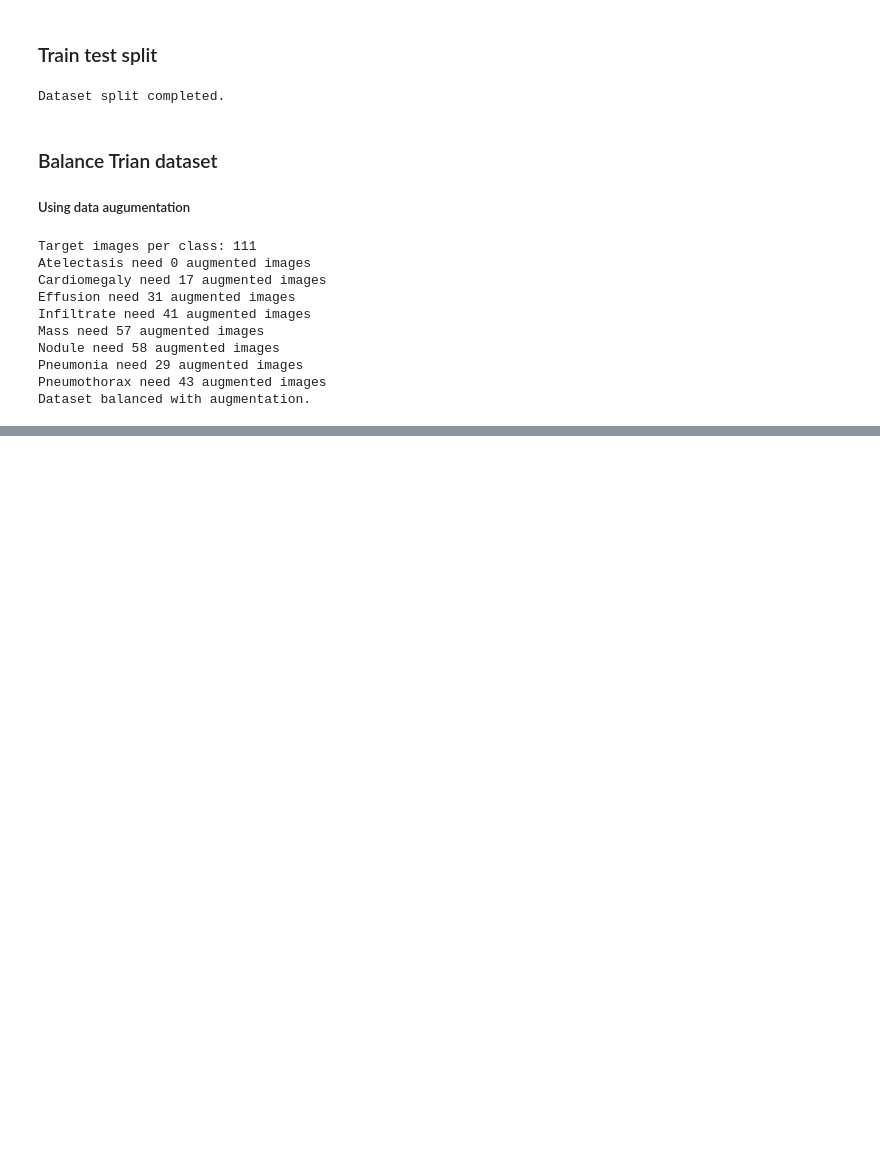
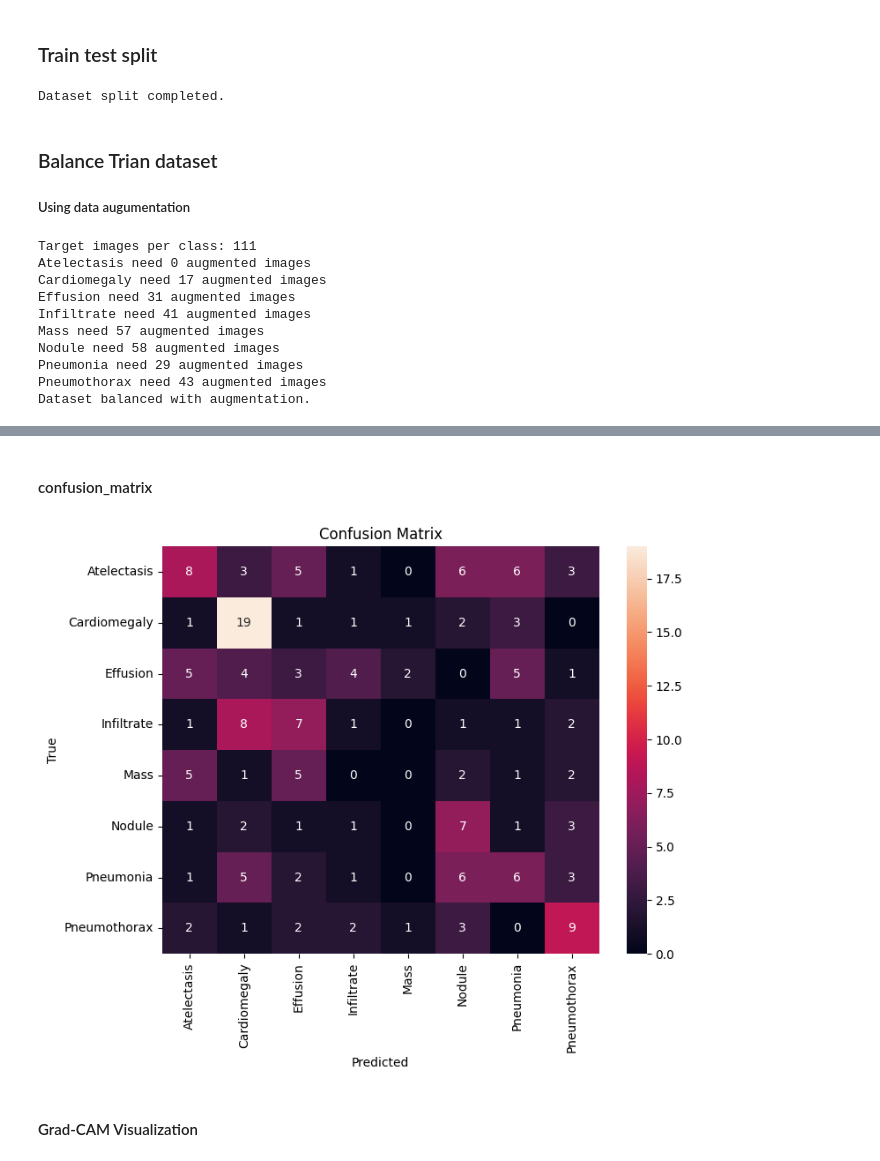
Before and after one commit to ussamasaeed/Chest_X_Ray_Disease_Classification, a Jupyter notebook: Preprocess_&_Training.ipynb, the cells around one changed output, grey strips where cells are left out. Drawn from its saved outputs; the diff is of its cells as text; code cells hidden in the pictures; blank space fills up the shorter version.

```diff
--- a/Preprocess_&_Training.ipynb
+++ b/Preprocess_&_Training.ipynb
@@ -116,0 +194,7 @@ Dataset balanced with augmentation.
+# %%
+scheduler = torch.optim.lr_scheduler.ReduceLROnPlateau(
+                optimizer,
+                mode='min',
+                factor=0.3,
+                patience=3
+            )
@@ -116,0 +203,2 @@ Dataset balanced with augmentation.
+# %%
+writer = SummaryWriter("runs/xray_resnet")
@@ -116,0 +232,2 @@ Dataset balanced with augmentation.
+# %%
+early_stop = EarlyStopping(patience=7)
@@ -116,0 +296,18 @@ Dataset balanced with augmentation.
+# %%
+model.eval()
+
+y_true = []
+y_pred = []
+
+with torch.no_grad():
+
+    for images, labels in test_loader:
+
+        images = images.to(device)
+
+        outputs = model(images)
+
+        _, preds = torch.max(outputs,1)
+
+        y_true.extend(labels.numpy())
+        y_pred.extend(preds.cpu().numpy())
@@ -116,0 +335,22 @@ Dataset balanced with augmentation.
+# %% [markdown]
+#### confusion_matrix
+# %%
+cm = confusion_matrix(y_true, y_pred)
+
+plt.figure(figsize=(8,6))
+
+sns.heatmap(cm,
+            annot=True,
+            fmt='d',
+            xticklabels=class_names,
+            yticklabels=class_names)
+
+plt.xlabel("Predicted")
+plt.ylabel("True")
+plt.title("Confusion Matrix")
+
+plt.show()
+# %% [output]
+[figure, added]
+# %% [markdown]
+#### Grad-CAM Visualization
```
Also changed, not shown: parts of 28 cells of this notebook.
